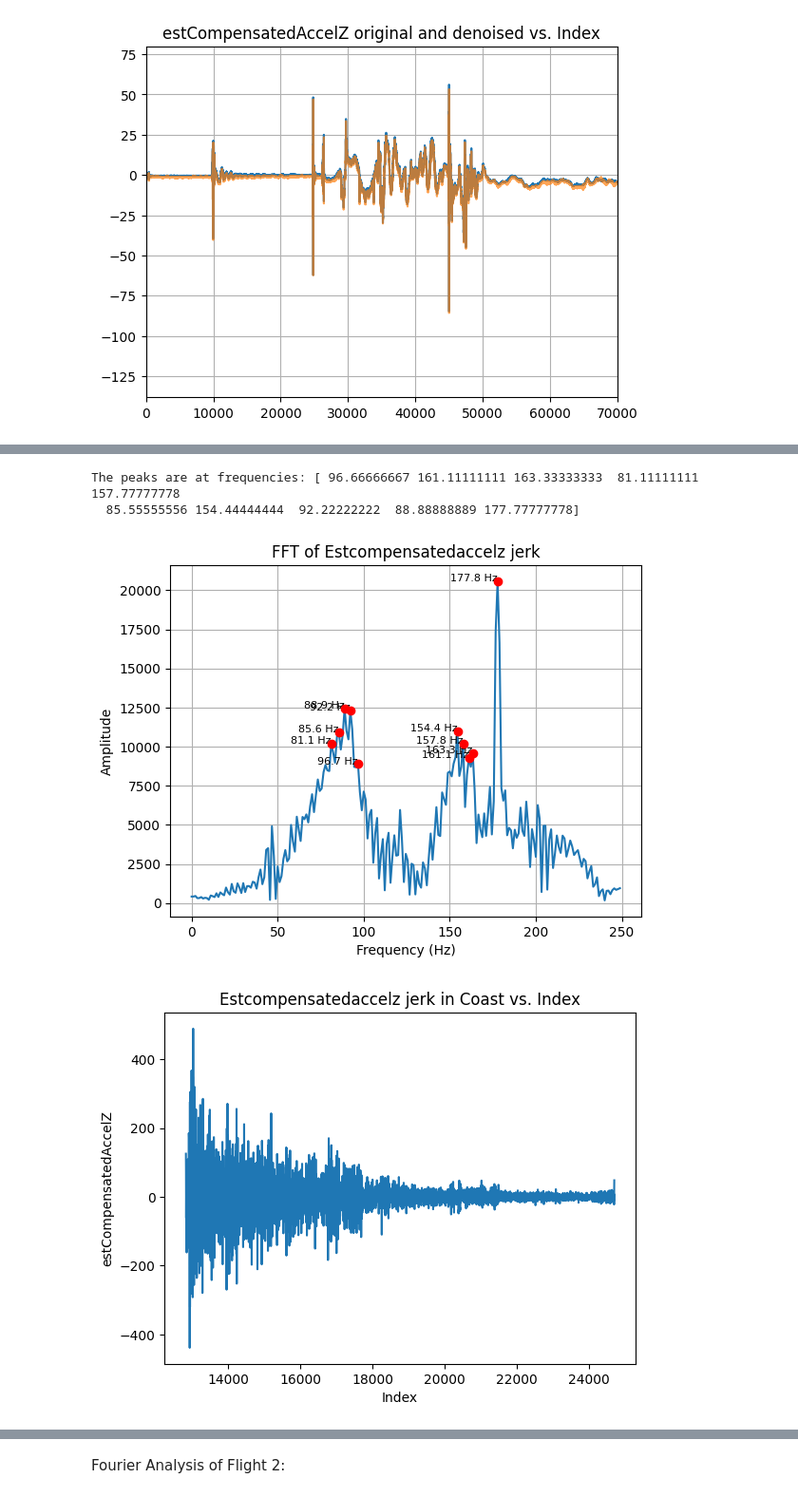
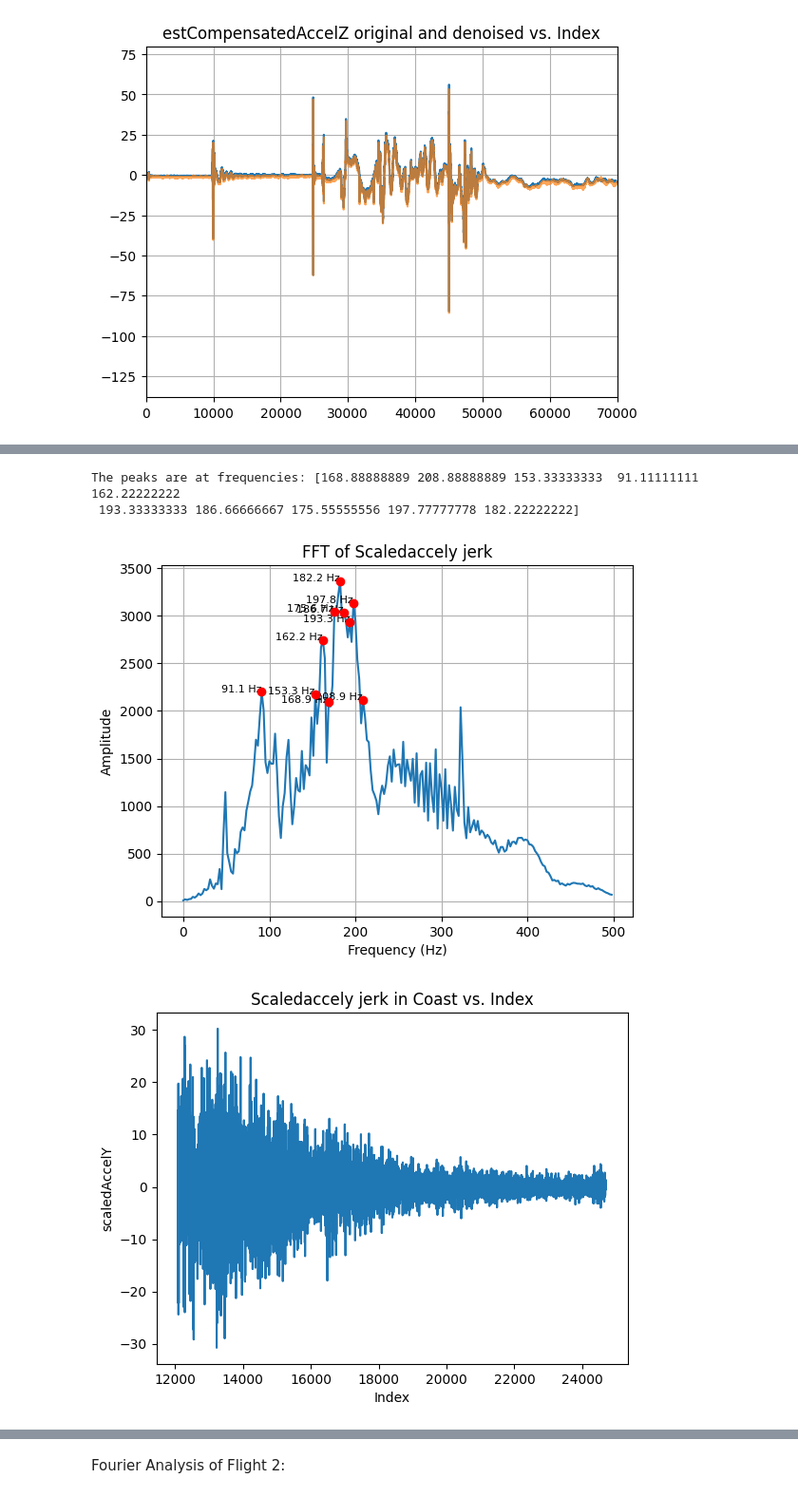
Before and after one commit to NCSU-High-Powered-Rocketry-Club/AirbrakesV2, a Jupyter notebook: scripts/make_plots.ipynb, the cells around one changed output, grey strips where cells are left out. Shown at 95% size. Cells and saved outputs as stored; diff of their text form; code cells hidden in the pictures.

```diff
--- a/scripts/make_plots.ipynb
+++ b/scripts/make_plots.ipynb
@@ -22,7 +25,7 @@ data_2 = pd.read_csv(flight_name_2, skiprows=range(1, log_buffer_index),
 # Calculate and plot the jerk of noise in Standby state, for flight 1:
 
 # Extract the data for the Standby state
-field = 'estCompensatedAccelZ'
+field = 'scaledAccelZ'
 # Remove empty values:
 data = data_1.dropna(subset=[field]).copy()
 # Take subset of data after no buzz, and before launch:
@@ -105,17 +110,20 @@ data_1.loc[data_1["estCompensatedAccelZ"].notnull(), "estCompensatedAccelZ_denoi
 # %%
 # Calculate and plot the jerk with the index as x-axis, for flight 1
 
-field = 'estCompensatedAccelZ'
+field = 'scaledAccelY'
+T = 1/1000
 data = data_1.dropna(subset=[field]).copy()
 # Calculate the jerk:
-data['jerk'] = np.gradient(data[field], 1/500)
+data['jerk'] = np.gradient(data[field], T)
 
 # Plot the jerk:
 plt.plot(data.index, data['jerk'])
 # plt.ylim(-750, 750)  # For compensated_accelerationZ jerk
-plt.ylim(-2000, 2000)  # For compensated_accelerationY jerk
+# plt.ylim(-2000, 2000)  # For compensated_accelerationY jerk
 # print(data['estLinearAccelX'])
 # plt.plot(data.index, data[field])
+# plt.ylim(-2.5, 2.5)  # For scaledAccelZ
+plt.ylim(-250, 250)  # For scaledAccelY jerk
 # plt.ylim(9.5, 10.5)  # For vertical_acceleration
 # plt.ylim(-10, 10)  # For compensated_accelerationY
 
@@ -135,7 +143,6 @@ truncated_jerk = data['jerk'].iloc[:450]
 # Calculate the fft:
 
 fft = np.fft.fft(truncated_jerk)
-T = 1/500
 N = len(truncated_jerk)
 fft_abs_nyquist = np.abs(fft)[:N//2]
 fft_freq_nyquist = np.fft.fftfreq(N, T)[:N//2]
@@ -167,32 +174,32 @@ for peak_idx in peaks:
     plt.text(freq, fft_abs_nyquist[peak_idx], f"{freq:.1f} Hz", fontsize=8, ha='right')
 plt.show()
 # %% [output]
-The peaks are at frequencies: [ 96.66666667 161.11111111 163.33333333  81.11111111 157.77777778
-  85.55555556 154.44444444  92.22222222  88.88888889 177.77777778]
+The peaks are at frequencies: [168.88888889 208.88888889 153.33333333  91.11111111 162.22222222
+ 193.33333333 186.66666667 175.55555556 197.77777778 182.22222222]
-[figure, old version]
+[figure, new version]
 # %%
 # Let's calculate the jerk for the entire CoastState, for flight 1:
 # Get data for the coast state:
 coast_state = data[data['state'] == "C"].copy()
 # Only include the rows after 0.5 seconds after CoastState, because we want to exclude the
 # retract command in the beginning:
-coast_state = coast_state[coast_state['timestamp'] > coast_state['timestamp'].iloc[0] + int(0.5*1e9)]
+coast_state = coast_state[coast_state['timestamp'] > coast_state['timestamp'].iloc[0] + int(0.0*1e9)]
 # Only include the first 500 rows, because I want to check if we can isolate the same frequencies
 # as in standby state jerk:
 # coast_state = coast_state.iloc[:800]
 
 # Calculate the jerk:
-coast_state['jerk'] = np.gradient(coast_state[field], 1/500)
+coast_state['jerk'] = np.gradient(coast_state[field], T)
 
 # Plot the jerk:
 plt.plot(coast_state.index, coast_state['jerk'])
 plt.title(f"{field.capitalize()} {'jerk' if 'jerk' in data.columns else ''} in Coast vs. Index")
 
 plt.xlabel('Index')
 plt.ylabel(field)
 plt.show()
 # %% [output]
-[figure, old version]
+[figure, new version]
 # %%
 # Now let's do the FFT of the jerk for the coast state:
 
```
Also changed, not shown: parts of 7 cells of this notebook.
